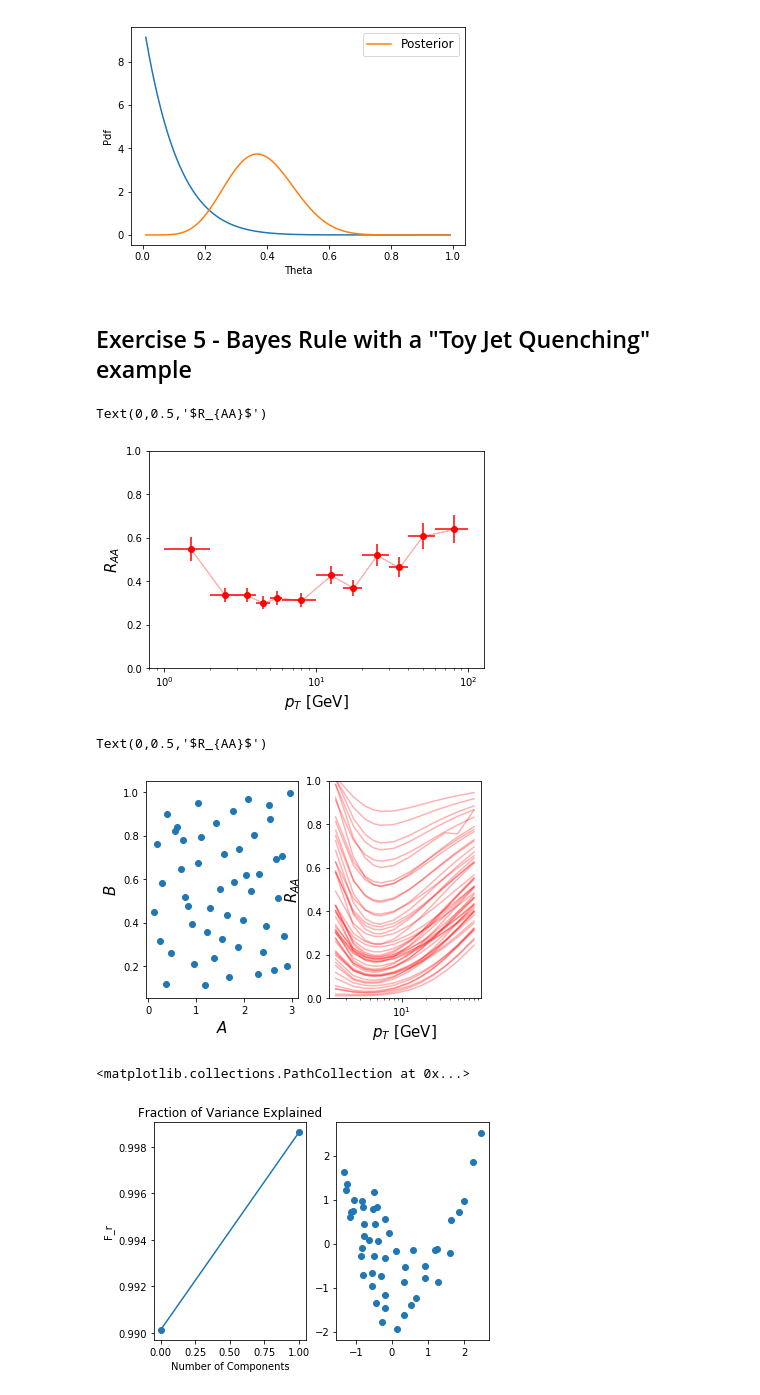
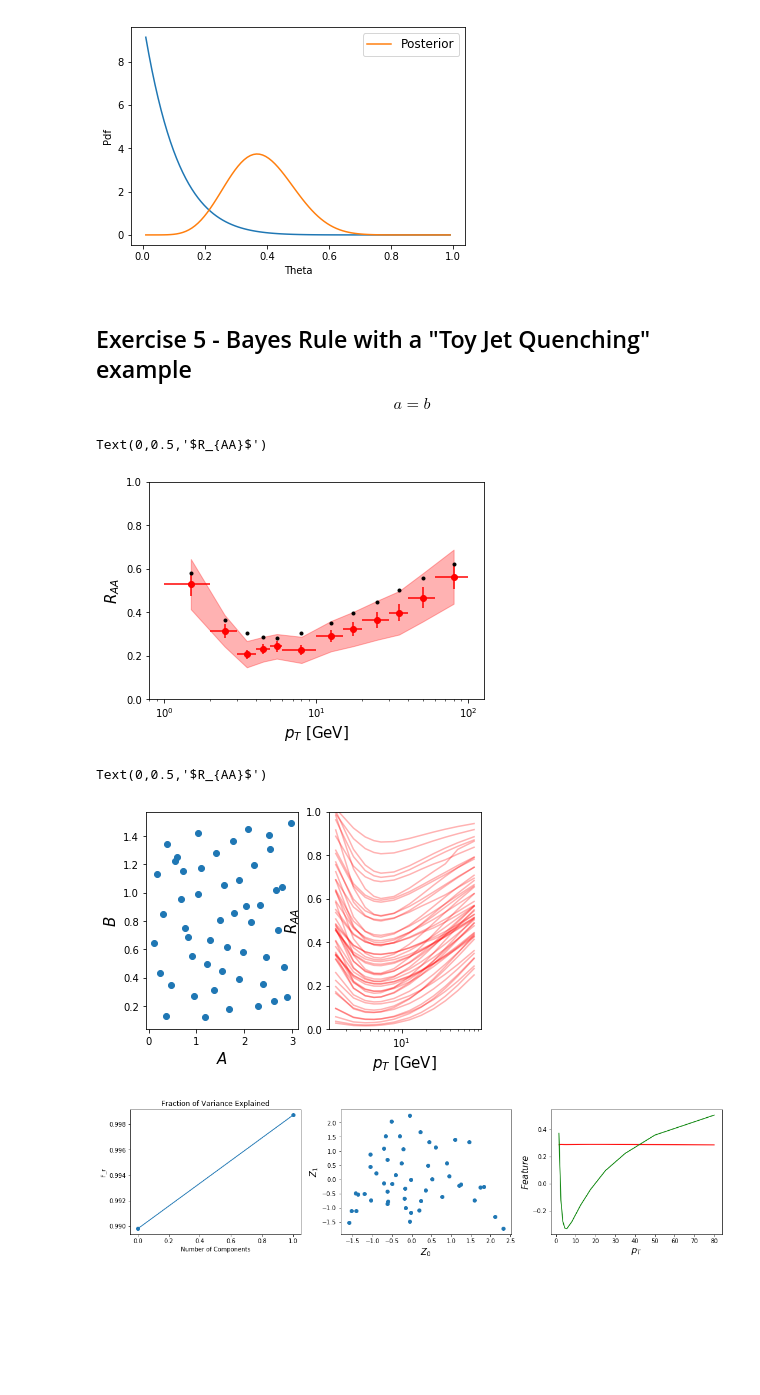
Before and after one commit to JETSCAPE/STAT, a Jupyter notebook: Winter School Exercises (Answers).ipynb, the cells around one changed output. Cells and saved outputs as stored; diff of their text form; code cells hidden in the pictures; blank space fills up the shorter version.

```diff
--- a/Winter School Exercises (Answers).ipynb
+++ b/Winter School Exercises (Answers).ipynb
@@ -443,5 +443,9 @@ plot_comparison_analytic(a,b,a_star,b_star)
 [figure]
 # %% [markdown]
 ## Exercise 5 - Bayes Rule with a "Toy Jet Quenching" example
+
+\begin{equation}
+a = b
+\end{equation}
 # %%
 from scipy.integrate import quad
@@ -514,7 +518,8 @@ def Model(pT, A, B):
     return dN1_dpT(pT, A, B)/dN0_dpT(pT)
 # %%
 ############## Step 1: Get the Measurement #########################
-be, pT, yexp, ystat, ysys = Measurement()
+be, pT, ytruth, yexp, ystat, ysys = Measurement()
+plt.plot(pT, ytruth, 'k.')
 plt.errorbar(pT, yexp, yerr=ystat, xerr=be, fmt='ro')
 plt.fill_between(pT, yexp-ysys, yexp+ysys, alpha=0.3, color='r')
 plt.ylim(0,1)
@@ -523,12 +528,12 @@ plt.xlabel(r'$p_T$ [GeV]', fontsize=15)
 plt.ylabel(r'$R_{AA}$', fontsize=15)
 # %% [output]
 Text(0,0.5,'$R_{AA}$')
-[figure, old version]
+[figure, new version]
 # %%
 ########### Step 2: Make design and generate compuster model prediction on each point ###############
+ranges = np.array([[0.1, 3], [0.1, 1.5]])
 design = generate_lhs(npoints=50, ndim=2, seed=80)
-design[:,0] = 0.1 + 2.9*design[:,0]
-design[:,1] = 0.1+0.9*design[:,1]
+design[:,:] = (1.-design[:,:])*ranges[:, 0] +  design[:,:]*ranges[:, 1]
 
 # plot all design points
 plt.subplot(1,2,1)
@@ -549,26 +554,38 @@ plt.xlabel(r'$p_T$ [GeV]', fontsize=15)
 plt.ylabel(r'$R_{AA}$', fontsize=15)
 # %% [output]
 Text(0,0.5,'$R_{AA}$')
-[figure, old version]
+[figure, new version]
 # %%
 # Step 3: There are too many pT points, apply PCA dimensional reduction
-# Keep only the first two principal components
-scaler = StandardScaler(copy=False)
-pca = PCA(copy=False, whiten=True, n_components=2, svd_solver='full')
+# Keep only the first N principal components
+N_truncate = 2
+scaler = StandardScaler(copy=True)
+pca = PCA(copy=True, whiten=True, n_components=N_truncate, svd_solver='full')
 Z = pca.fit_transform(scaler.fit_transform(model_data))
 
+plt.figure(figsize=(15,4))
+
 F_r = np.cumsum(pca.explained_variance_ratio_)
-plt.subplot(1,2,1)
+plt.subplot(1,3,1)
 plt.plot(range(len(F_r)),F_r,'-o')
 plt.title('Fraction of Variance Explained')
 plt.xlabel('Number of Components')
 plt.ylabel('F_r')
 
-plt.subplot(1,2,2)
+plt.subplot(1,3,2)
 plt.scatter(Z[:, 0], Z[:, 1])
+plt.xlabel('$Z_0$', fontsize=15)
+plt.ylabel('$Z_1$', fontsize=15)
+
+plt.subplot(1,3,3)
+for comp, color in zip(pca.components_, 'rgbk'):
+    plt.plot(pT, comp, color=color)
+plt.xlabel('$p_T$', fontsize=15)
+plt.ylabel('$Feature$', fontsize=15)
+
+plt.tight_layout(True)
 # %% [output]
-<matplotlib.collections.PathCollection at 0x...>
-[figure, old version]
+[figure, new version]
 # %%
 ### Step 4-1: Build two emulators for each principal component: Z0 and Z1
 # We use a Gaussian kernel plus a white kerenl to account for numerical error of model calculations
```
Also changed, not shown: parts of 6 cells of this notebook.
